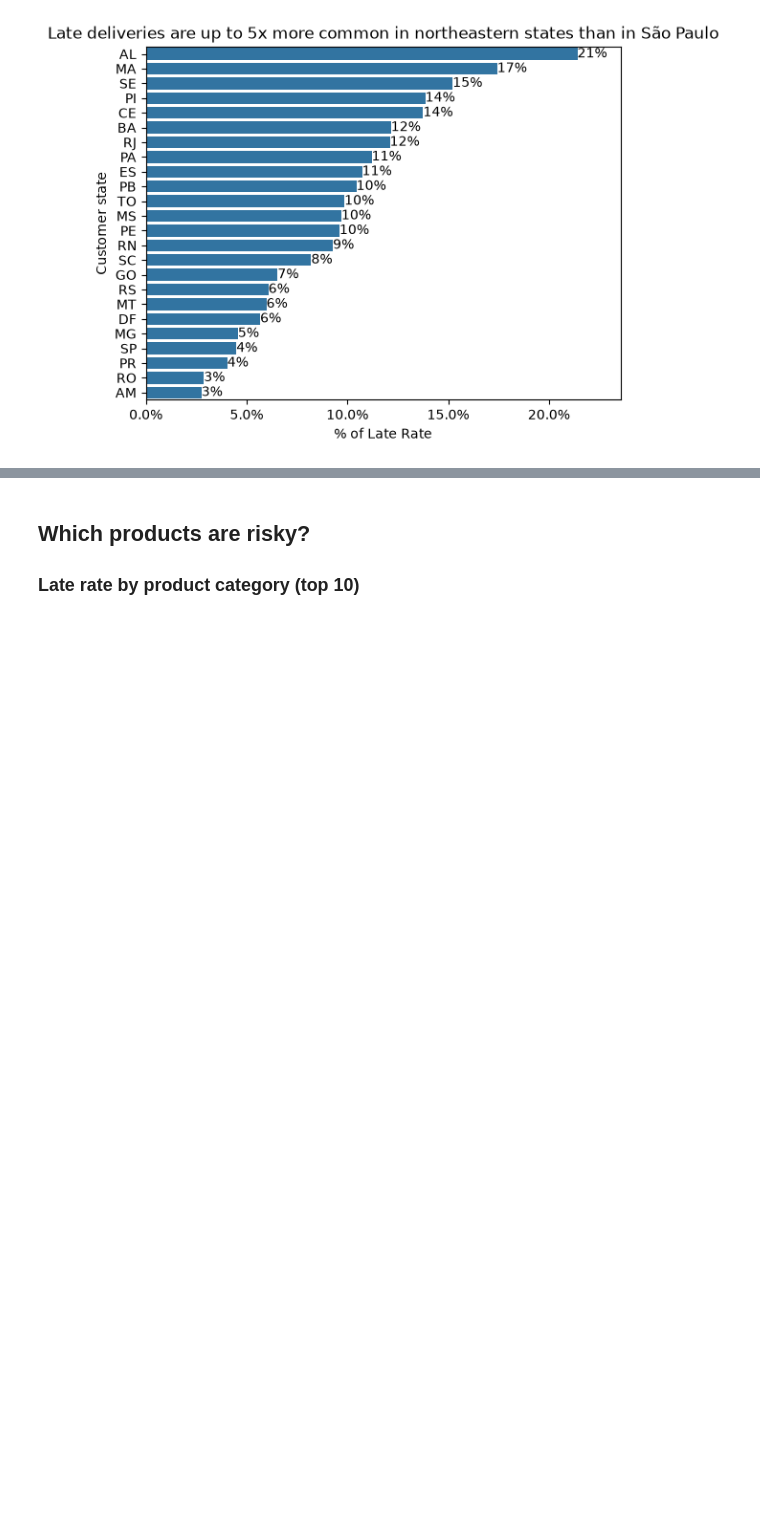
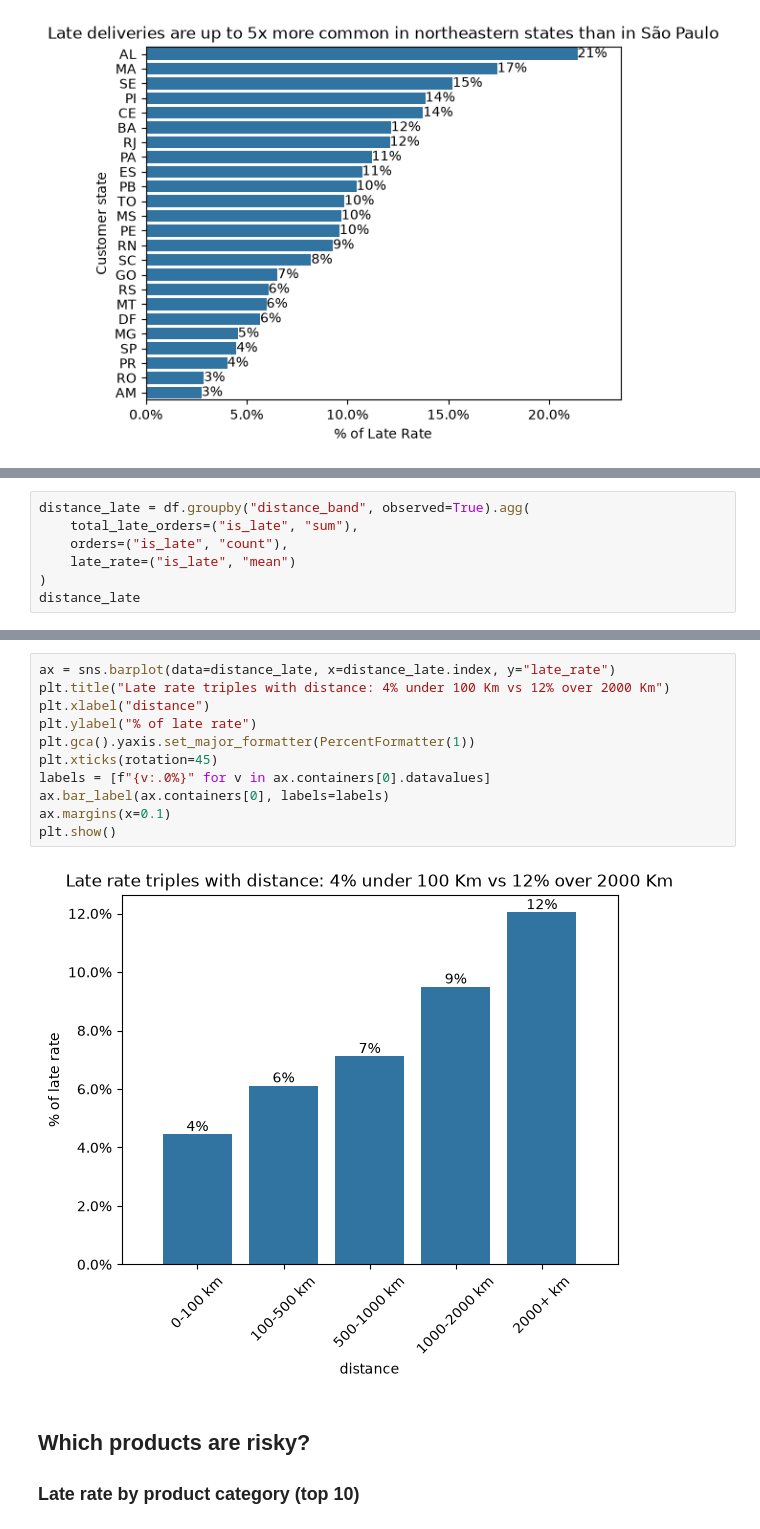
Before and after one commit to Abhigna008/olist-late-delivery-prediction, a Jupyter notebook: notebooks/01_eda.ipynb, the cells around one changed output, grey strips where cells are left out. Cells and saved outputs as stored; diff of their text form; blank space fills up the shorter version.

```diff
--- a/notebooks/01_eda.ipynb
+++ b/notebooks/01_eda.ipynb
@@ -202,0 +309,7 @@ plt.show()
+# %%
+distance_late = df.groupby("distance_band", observed=True).agg(
+    total_late_orders=("is_late", "sum"),
+    orders=("is_late", "count"),
+    late_rate=("is_late", "mean")
+)
+distance_late
@@ -203,3 +324,16 @@ plt.show()
+# %%
+ax = sns.barplot(data=distance_late, x=distance_late.index, y="late_rate")
+plt.title("Late rate triples with distance: 4% under 100 Km vs 12% over 2000 Km")
+plt.xlabel("distance")
+plt.ylabel("% of late rate")
+plt.gca().yaxis.set_major_formatter(PercentFormatter(1))
+plt.xticks(rotation=45)
+labels = [f"{v:.0%}" for v in ax.containers[0].datavalues]
+ax.bar_label(ax.containers[0], labels=labels)
+ax.margins(x=0.1)
+plt.show()
+# %% [output]
+[figure, added]
 # %% [markdown]
 ## Which products are risky?
 
```
Also changed, not shown: parts of 16 cells of this notebook.
